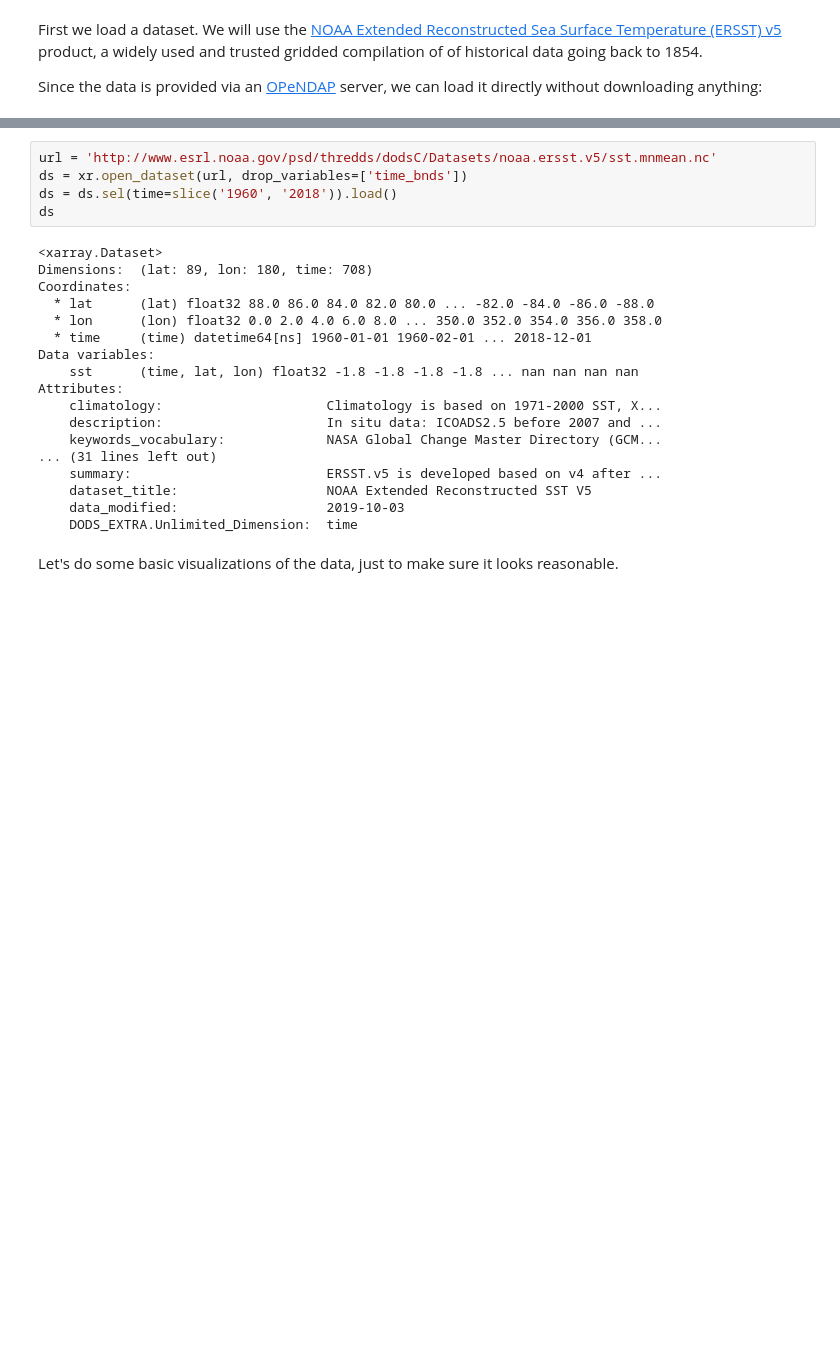
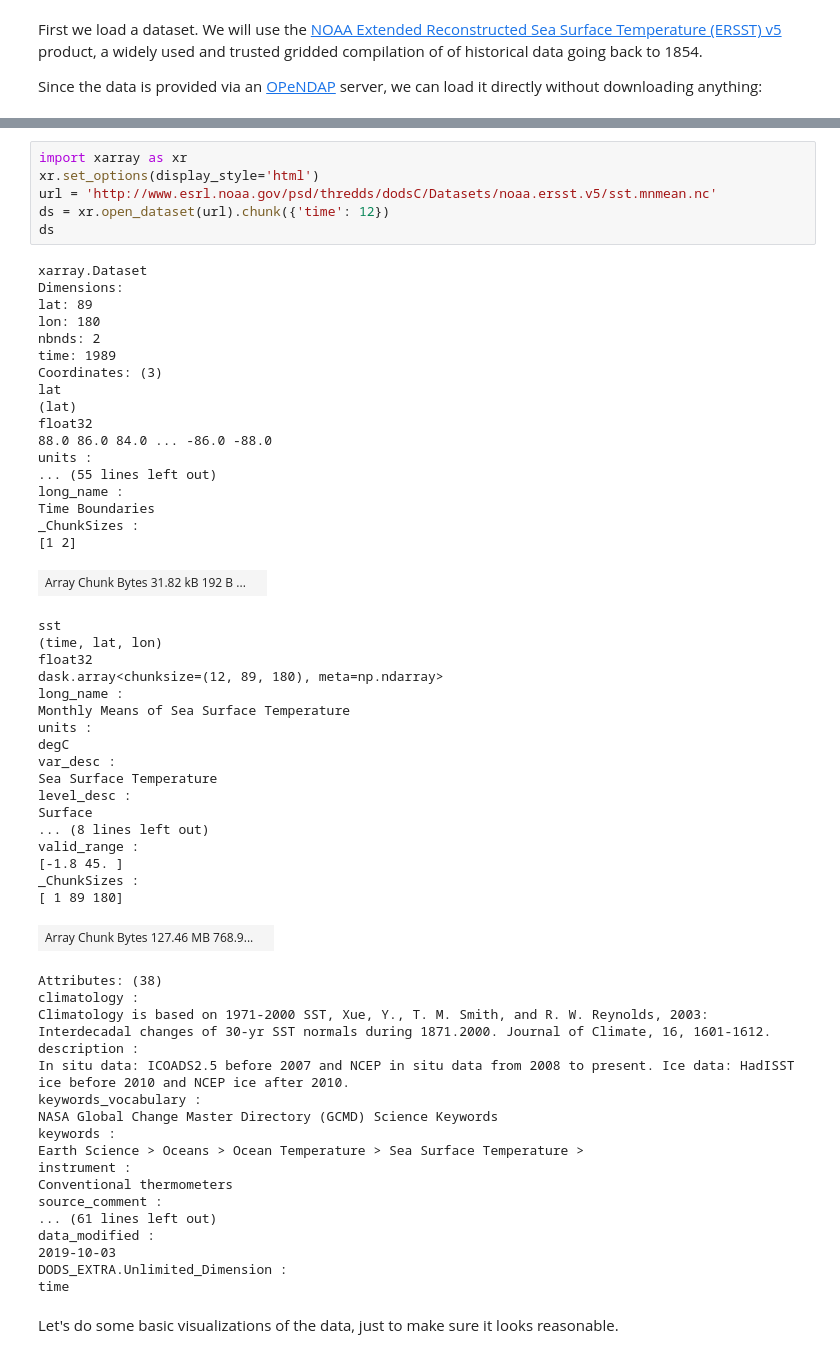
Before and after one commit to earth-env-data-science/earth-env-data-science-book, a Jupyter notebook: content/lectures/xarray/xarray-part2.ipynb, the cells around one changed output, grey strips where cells are left out. Drawn from its saved outputs; the diff is of its cells as text; blank space fills up the shorter version.

```diff
--- a/content/lectures/xarray/xarray-part2.ipynb
+++ b/content/lectures/xarray/xarray-part2.ipynb
@@ -19,25 +22,62 @@ Since the data is provided via an [OPeNDAP](https://en.wikipedia.org/wiki/OPeNDA
 # %%
+import xarray as xr
+xr.set_options(display_style='html')
 url = 'http://www.esrl.noaa.gov/psd/thredds/dodsC/Datasets/noaa.ersst.v5/sst.mnmean.nc'
-ds = xr.open_dataset(url, drop_variables=['time_bnds'])
-ds = ds.sel(time=slice('1960', '2018')).load()
+ds = xr.open_dataset(url).chunk({'time': 12})
 ds
 # %% [output]
-<xarray.Dataset>
-Dimensions:  (lat: 89, lon: 180, time: 708)
-Coordinates:
-  * lat      (lat) float32 88.0 86.0 84.0 82.0 80.0 ... -82.0 -84.0 -86.0 -88.0
-  * lon      (lon) float32 0.0 2.0 4.0 6.0 8.0 ... 350.0 352.0 354.0 356.0 358.0
-  * time     (time) datetime64[ns] 1960-01-01 1960-02-01 ... 2018-12-01
-Data variables:
-    sst      (time, lat, lon) float32 -1.8 -1.8 -1.8 -1.8 ... nan nan nan nan
-Attributes:
-    climatology:                     Climatology is based on 1971-2000 SST, X...
-    description:                     In situ data: ICOADS2.5 before 2007 and ...
-    keywords_vocabulary:             NASA Global Change Master Directory (GCM...
-... (31 lines left out)
-    summary:                         ERSST.v5 is developed based on v4 after ...
-    dataset_title:                   NOAA Extended Reconstructed SST V5
-    data_modified:                   2019-10-03
-    DODS_EXTRA.Unlimited_Dimension:  time
+xarray.Dataset
+Dimensions:
+lat: 89
+lon: 180
+nbnds: 2
+time: 1989
+Coordinates: (3)
+lat
+(lat)
+float32
+88.0 86.0 84.0 ... -86.0 -88.0
+units :
+... (55 lines left out)
+long_name :
+Time Boundaries
+_ChunkSizes :
+[1 2]
+| Array Chunk Bytes 31.82 kB 192 B ... |  |
+sst
+(time, lat, lon)
+float32
+dask.array<chunksize=(12, 89, 180), meta=np.ndarray>
+long_name :
+Monthly Means of Sea Surface Temperature
+units :
+degC
+var_desc :
+Sea Surface Temperature
+level_desc :
+Surface
+... (8 lines left out)
+valid_range :
+[-1.8 45. ]
+_ChunkSizes :
+[ 1 89 180]
+| Array Chunk Bytes 127.46 MB 768.9... |  |
+Attributes: (38)
+climatology :
+Climatology is based on 1971-2000 SST, Xue, Y., T. M. Smith, and R. W. Reynolds, 2003: Interdecadal changes of 30-yr SST normals during 1871.2000. Journal of Climate, 16, 1601-1612.
+description :
+In situ data: ICOADS2.5 before 2007 and NCEP in situ data from 2008 to present. Ice data: HadISST ice before 2010 and NCEP ice after 2010.
+keywords_vocabulary :
+NASA Global Change Master Directory (GCMD) Science Keywords
+keywords :
+Earth Science > Oceans > Ocean Temperature > Sea Surface Temperature >
+instrument :
+Conventional thermometers
+source_comment :
+... (61 lines left out)
+data_modified :
+2019-10-03
+DODS_EXTRA.Unlimited_Dimension :
+time
 # %% [markdown]
 Let's do some basic visualizations of the data, just to make sure it looks reasonable.
```
Also changed, not shown: parts of 3 cells of this notebook, 3 other files.
